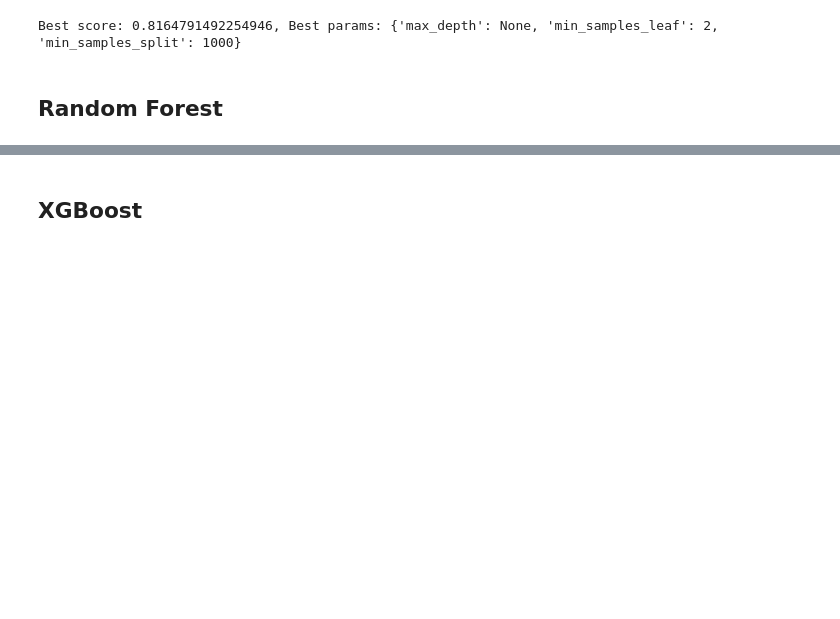
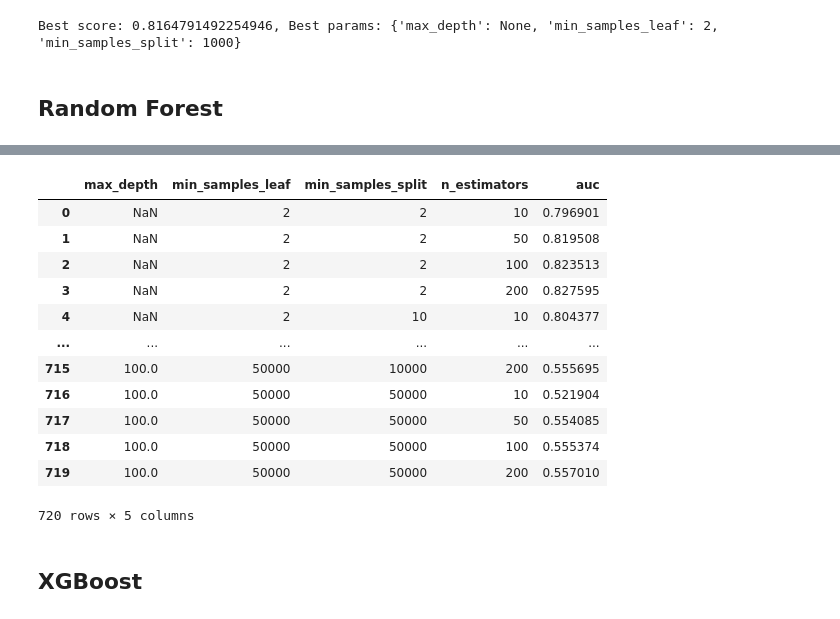
Before and after one commit to sjo302/Capstone, a Jupyter notebook: Notebooks/09_hyperparameter_tuning.ipynb, the cells around one changed output, grey strips where cells are left out. Saved outputs shown, nothing was run; the diff lists cells and outputs as text; code cells hidden in the pictures; blank space fills up the shorter version.

```diff
--- a/Notebooks/09_hyperparameter_tuning.ipynb
+++ b/Notebooks/09_hyperparameter_tuning.ipynb
@@ -140,0 +167,19 @@ print(f'Best score: {rf_score_best}, Best params: {rf_params_best}')
+# %%
+rf_df = pd.DataFrame(rf_gs.cv_results_['params'])
+rf_df['auc'] = rf_gs.cv_results_['mean_test_score']
+# %%
+rf_df
+# %% [output]
+|  | max_depth | min_samples_leaf | min_samples_split | n_estimators | auc |
+| 0 | NaN | 2 | 2 | 10 | 0.796901 |
+| 1 | NaN | 2 | 2 | 50 | 0.819508 |
+| 2 | NaN | 2 | 2 | 100 | 0.823513 |
+| 3 | NaN | 2 | 2 | 200 | 0.827595 |
+| 4 | NaN | 2 | 10 | 10 | 0.804377 |
+| ... | ... | ... | ... | ... | ... |
+| 715 | 100.0 | 50000 | 10000 | 200 | 0.555695 |
+| 716 | 100.0 | 50000 | 50000 | 10 | 0.521904 |
+| 717 | 100.0 | 50000 | 50000 | 50 | 0.554085 |
+| 718 | 100.0 | 50000 | 50000 | 100 | 0.555374 |
+| 719 | 100.0 | 50000 | 50000 | 200 | 0.557010 |
+720 rows × 5 columns
```
Also changed, not shown: parts of 13 cells of this notebook, 2 other files.
